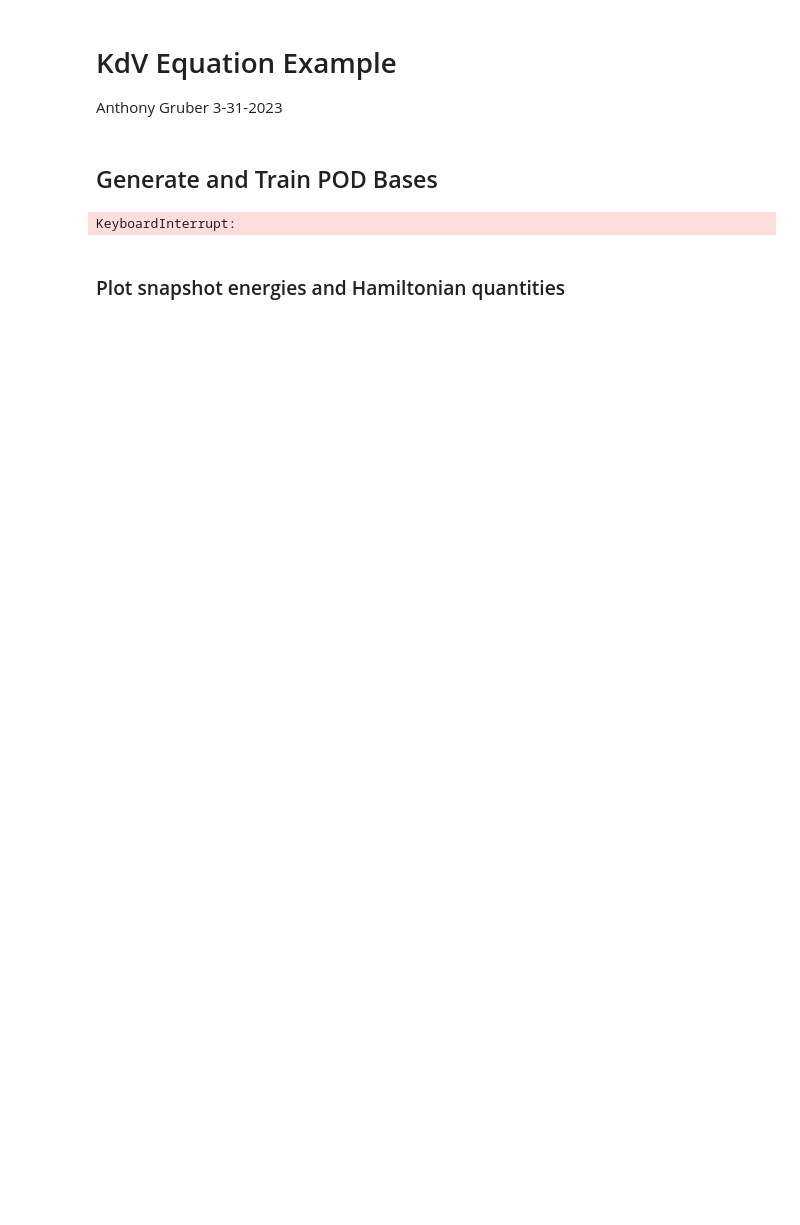
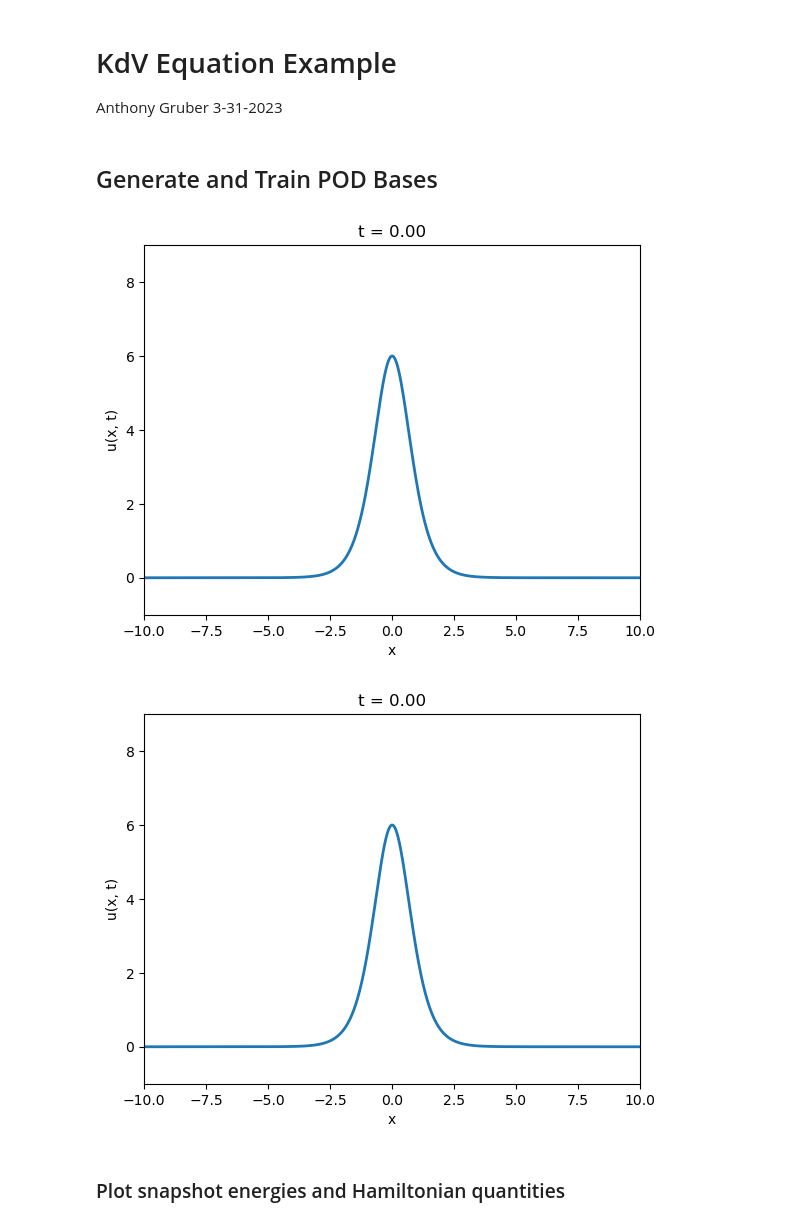
Before and after one commit to ianr22/HamiltonianOpInf, a Jupyter notebook: KdV_BBM/KdVEx.ipynb, the cells around one changed output. Cells and saved outputs as stored; diff of their text form; code cells hidden in the pictures; blank space fills up the shorter version.

```diff
--- a/KdV_BBM/KdVEx.ipynb
+++ b/KdV_BBM/KdVEx.ipynb
@@ -9,11 +9,36 @@ sys.path.append("..")
 import numpy as np
 import matplotlib.pyplot as plt
 from matplotlib.cm import get_cmap
+import matplotlib.animation as animation
 
 # My imports
 import utils.OpInf_utils as ou
 import utils.ROM_utils as ru
 import utils.KdV_BBM_utils as ku
+def plot_trajectory(x_plot, x_value, dt, title, name_of_file):
+    """
+    Parameters
+    -----------
+    x_plot : ndarray
+    x_value : ndarray
+    """
+    fig, ax = plt.subplots()
+    line, = ax.plot(x_plot, x_value[:, 0], lw=2)
+
+    ax.set_xlim([-10, 10])
+    ax.set_ylim([-1, 9])
+    ax.set_xlabel('x')
+    ax.set_ylabel('u(x, t)')
+    ax.set_title(title)
+
+    def update(frame):
+        line.set_ydata(x_value[:, frame])
+        ax.set_title(f't = {frame * dt:.2f}')
+        return line,
+
+    ani = animation.FuncAnimation(fig, update, frames=range(x_value.shape[1]), blit=True, interval=20)
+    plt.show()
+    ani.save(name_of_file, writer='pillow')
 
 # To suppress annoying umfpack "almost singular" warnings
 import warnings
@@ -22,21 +47,21 @@ warnings.filterwarnings('ignore', '.*singular matrix!.*')
 ## Generate and Train POD Bases
 # %%
 # Parameters for training
-N  = 500
-Nt = 1000
-T  = 20
+N  = 1000
+Nt = 20000
+T  = 2
 
 # Ranges for training
-xTrain = np.linspace(-20, 20, N)
+xTrain = np.linspace(-10, 10, N)
 dx     = xTrain[1]-xTrain[0]
 tTrain = np.linspace(0, T, Nt)
 
 # # Define IC for FOM
-ic = ku.KdV_soliton_IC(xTrain)
+ic = ku.KdV_soliton_IC(xTrain, interact=True)
 # ic = 1 / np.cosh(xTrain / np.sqrt(2)) + 2 / np.cosh(xTrain / np.sqrt(5))
 
 # Assemble FOM and compute snapshots
-A, B, E      = ku.build_KdV_mats(N, [-20,20])
+A, B, E      = ku.build_KdV_mats(N, [-10,10])
 X1, Xd1, gH1 = ku.integrate_KdV_v1_FOM(tTrain, ic, A, B)
 X2, Xd2, gH2 = ku.integrate_KdV_v2_FOM(tTrain, ic, A, E)
 
@@ -53,8 +78,12 @@ UU2, SS2     = np.linalg.svd(X2)[:2]
 (OpList1, OpList1G,
  OpList2, OpList2G)     = ku.build_KdV_ROM_Ops([UU1,UU2], A,
                                                 B, E, ic, MC=False)
-# %% [output]
-KeyboardInterrupt:
+# %%
+plot_trajectory(xTrain, X1, dx, 'fom_snapshot', 'fom_snapshot.gif')
+plot_trajectory(xTrain, X2, dx, 'fom_snapshot', 'fom_snapshot_X2.gif')
+# %% [output]
+[figure, added]
+[figure, added]
 # %% [markdown]
 ### Plot snapshot energies and Hamiltonian quantities
 # %%
```
Also changed, not shown: parts of 11 cells of this notebook.
